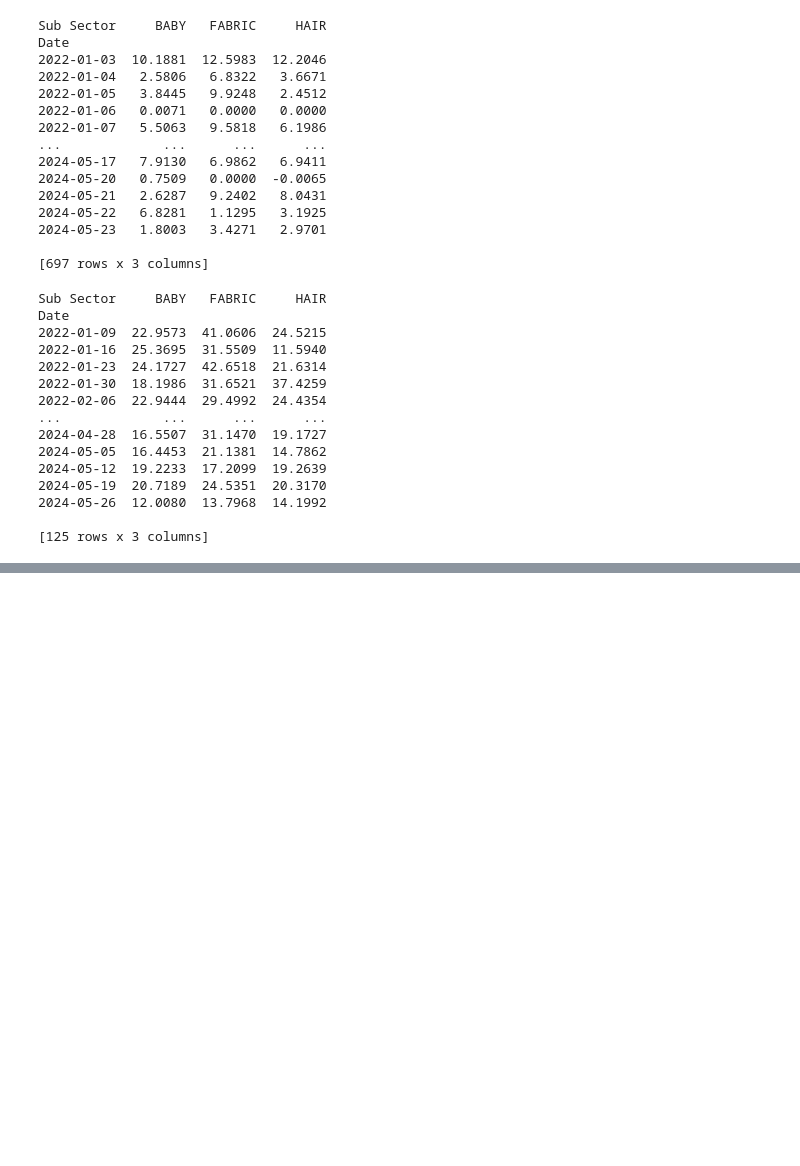
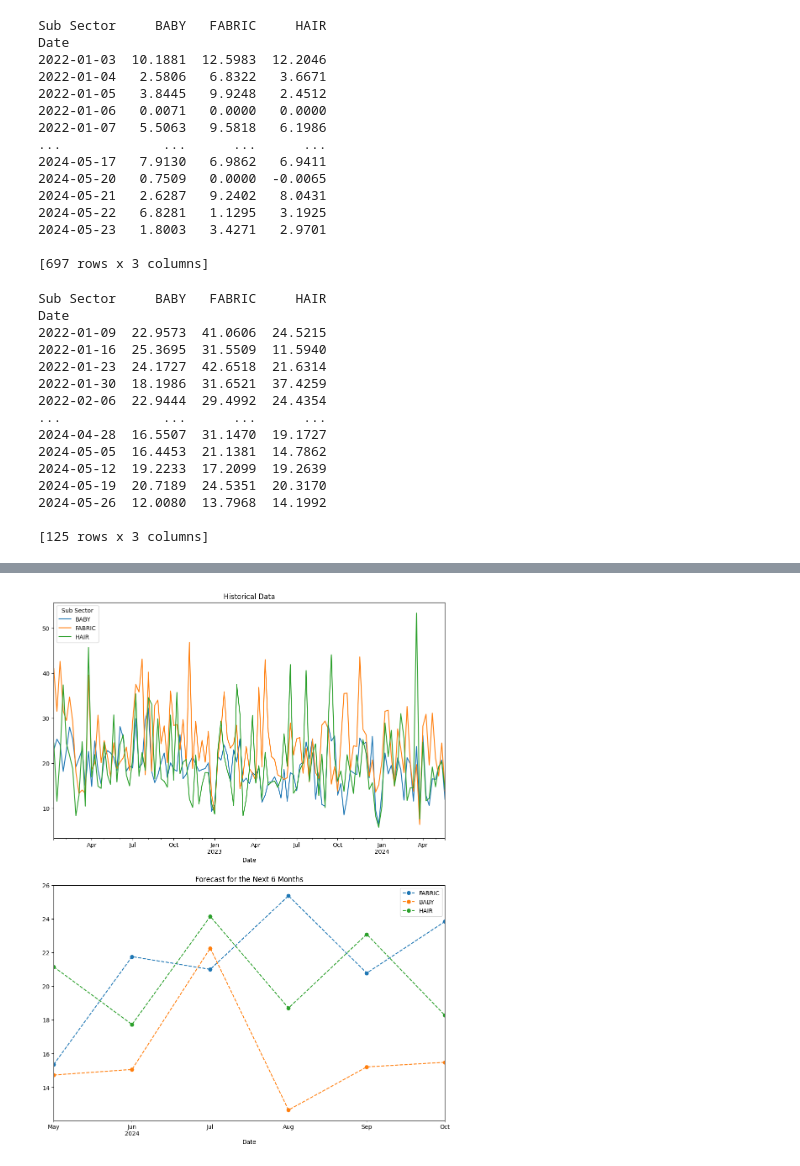
Before and after one commit to piarocket/Project, a Jupyter notebook: Vol_Forecasting_multi.ipynb, the cells around one changed output, grey strips where cells are left out. Saved outputs shown, nothing was run; the diff lists cells and outputs as text; code cells hidden in the pictures; blank space fills up the shorter version.

```diff
--- a/Vol_Forecasting_multi.ipynb
+++ b/Vol_Forecasting_multi.ipynb
@@ -274,3 +165,97 @@ HAIR: 0.6345050801628062
 # %%
-df.head()
+import pandas as pd
+from prophet import Prophet
+from sklearn.metrics import mean_absolute_percentage_error
+from sklearn.model_selection import TimeSeriesSplit
+import matplotlib.pyplot as plt
+
+# Ensure 'Date' column is datetime type
+df['Date'] = pd.to_datetime(df['Date'])
+
+# Drop rows with missing values in the 'Date' column
+df.dropna(subset=['Date'], inplace=True)
+
+# Define the hierarchy based on the individual subgroups
+hierarchy = {'FABRIC': ['FABRIC'], 'BABY': ['BABY'], 'HAIR': ['HAIR']}
+
+# Prepare the data
+y = df.set_index('Date')
+
+# Function to fit Prophet model and calculate MAPE for cross-validation
+def fit_prophet_model(train_data, test_data):
+    model = Prophet()
+    model.fit(train_data)
+
+    future = model.make_future_dataframe(periods=len(test_data), freq='M')
+    forecast = model.predict(future)
+
+    return forecast['yhat'].tail(len(test_data))
+
+# Perform cross-validation and calculate MAPE
+tscv = TimeSeriesSplit(n_splits=5)  # Adjust the number of splits as needed
+mape_dict = {}
+cv_results = {}
+
+for group, subgroups in hierarchy.items():
+    group_data = y[subgroups].reset_index()
+    group_data.columns = ['ds', 'y']
+
+    mape_scores = []
+    all_test_data = pd.DataFrame()
+    all_forecast_data = pd.DataFrame()
+
+    for train_index, test_index in tscv.split(group_data):
+        train_data, test_data = group_data.iloc[train_index], group_data.iloc[test_index]
+        forecast_values = fit_prophet_model(train_data, test_data)
+
+        actual = test_data['y']
+        mape = mean_absolute_percentage_error(actual, forecast_values)
+        mape_scores.append(mape)
+
+        test_data = test_data.copy()
+        test_data['yhat'] = forecast_values.values
+        all_test_data = pd.concat([all_test_data, test_data])
+        all_forecast_data = pd.concat([all_forecast_data, forecast_values])
+
+    # Calculate average MAPE for the group
+    mape_dict[group] = sum(mape_scores) / len(mape_scores)
+    print(f"Average MAPE for {group}: {mape_dict[group]:.2%}")
+
+    cv_results[group] = all_test_data
+
+# Generate forecast for the next 6 months
+forecast = pd.DataFrame()
+
+for group, subgroups in hierarchy.items():
+    group_data = y[subgroups].reset_index()
+    group_data.columns = ['ds', 'y']
+
+    model = Prophet()
+    model.fit(group_data)
+
+    future = model.make_future_dataframe(periods=6, freq='M')
+    group_forecast = model.predict(future)
+
+    forecast[group] = group_forecast.set_index('ds')['yhat'].tail(6)
+
+# Set the index of the forecast DataFrame to datetime
+forecast.index = pd.to_datetime(forecast.index)
+forecast.index.name = 'Date'
+
+# Plot the historical data
+fig, axes = plt.subplots(2, 1, figsize=(12, 16))
+
+y.plot(ax=axes[0], title="Historical Data")
+forecast.plot(ax=axes[1], linestyle='--', marker='o', title="Forecast for the Next 6 Months")
+
+# Plot cross-validation results
+fig, ax = plt.subplots(len(hierarchy), 1, figsize=(12, 16), sharex=True)
+
+for i, (group, cv_data) in enumerate(cv_results.items()):
+    ax[i].plot(cv_data['ds'], cv_data['y'], label='Actual')
+    ax[i].plot(cv_data['ds'], cv_data['yhat'], label='Forecast', linestyle='--')
+    ax[i].set_title(f'Cross-validation Results for {group}')
+    ax[i].legend()
+
+plt.show()
 # %% [output]
@@ -282,0 +301 @@ df.head()
+[figure, added]
```
Also changed, not shown: parts of 4 cells of this notebook.
